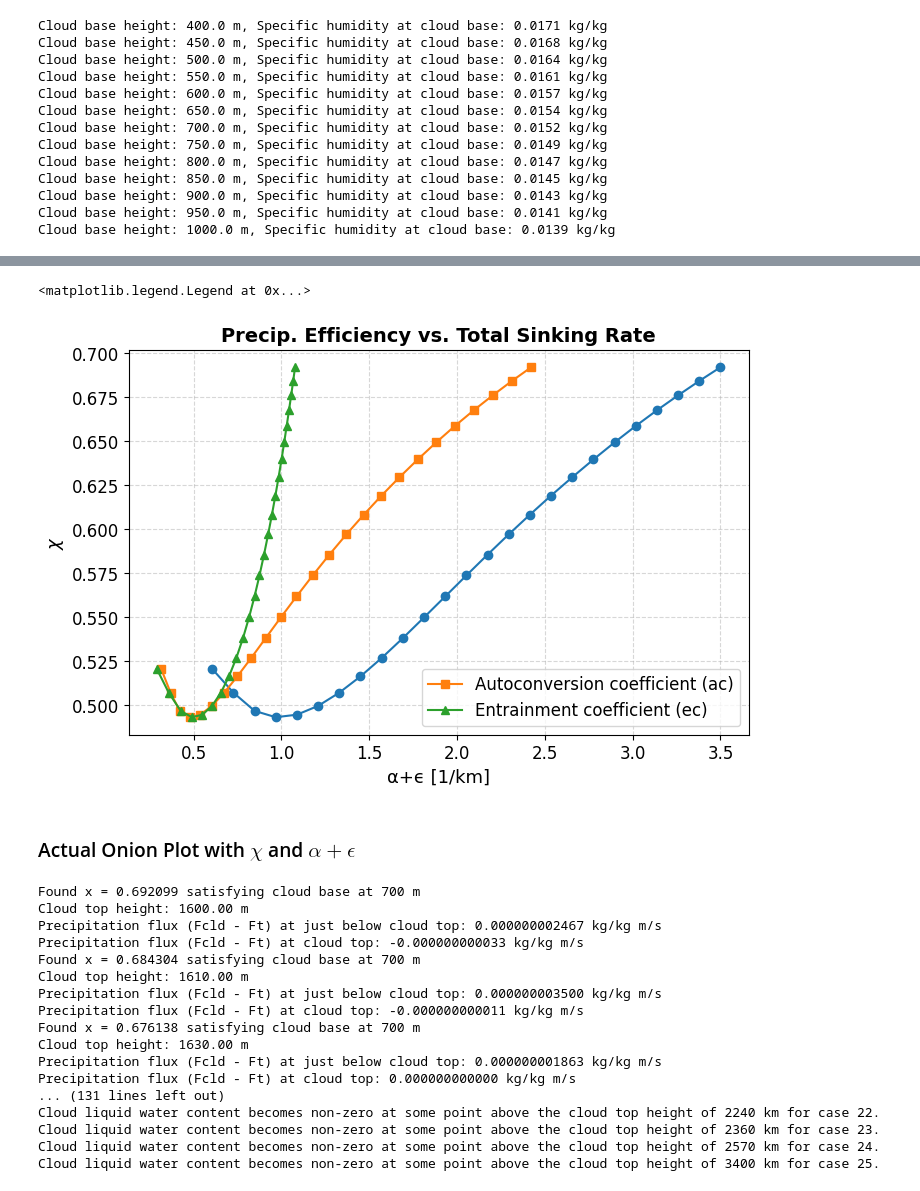
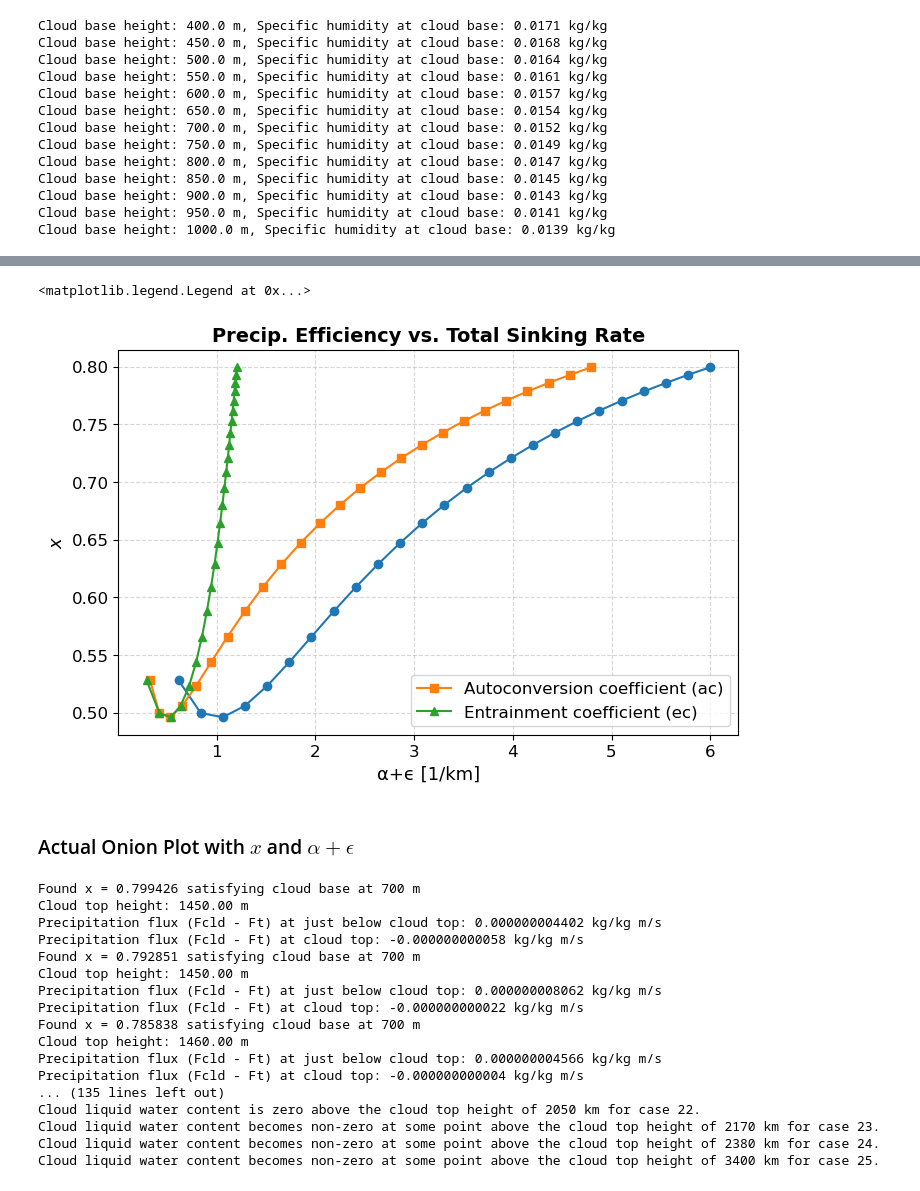
Before and after one commit to deszoeke/trade-cu-model, a Jupyter notebook: src/python/sensitivity_cbh_onion.ipynb, the cells around one changed output, grey strips where cells are left out. Saved outputs shown, nothing was run; the diff lists cells and outputs as text; code cells hidden in the pictures.

```diff
--- a/src/python/sensitivity_cbh_onion.ipynb
+++ b/src/python/sensitivity_cbh_onion.ipynb
@@ -82,16 +82,22 @@ pm   = dsr['p'].mean(dim='sounding', skipna=True).values
 # Mean fluxes over 10-min intervals
 lhf  = dss['hl_bulk'].values.squeeze()  # surface downward latent heat flux [W/m^2]
 pr   = dss['prate'].values.squeeze()    # precipitation rate [mm/hr]
+rho  = dss['rhoair10'].values.squeeze()  # surface air density at 10-m [kg/m^3]
+tair = dss['tair_ship'].values.squeeze()  # surface air temperature [degC]
 
 # Variables derived from mean profiles
 qs   = q_sat(tam - T0, pm)  # saturation specific humidity
 dz   = (z[1] - z[0])        # vertical grid spacing in m
 #dqdz = np.gradient(qm, dz)  # vertical gradient of specific humidity (central difference)
 dqdz = np.diff(qm) / dz     #                                        (forward difference)
-Lv_m = Lv(np.nanmean(tam[z <= ztop])) # latent heat of vaporization avg lower than ztop [2.47e+6 J/kg]
+# Lv_m = Lv(np.nanmean(tam[z <= ztop])) # latent heat of vaporization avg lower than ztop [2.47e+6 J/kg]
+Lvsfc_m = Lv(np.nanmean(tair) + T0)  # latent heat of vaporization at surface [2.44e+6 J/kg]
+
+rho_sfc = np.nanmean(rho)  # surface air density [kg/m^3]
+rhosfc_L = rho_sfc * Lvsfc_m
 
 E0   = -np.nanmean(lhf)                       # surface evaporation rate [180.58 W/m^2]
-P0   = rho_sfc * Lv_m * np.nanmean(pr) / 3600 # surface precipitation rate [25.44 W/m^2]
+P0   = rhosfc_L * np.nanmean(pr) / 3600 # surface precipitation rate [25.44 W/m^2]
 print(f"Surface evaporation rate: {E0:.2f} W/m^2")
 print(f"Surface precipitation rate: {P0:.2f} W/m^2")
 # %% [output]
@@ -141,10 +147,10 @@ u_dqdx = -1.7e-8 * np.maximum(0, (ztop - z[:-1])/ztop)
 ls_adv = w_dqdz + u_dqdx
 # %%
 # Calculations: divergence of moisture fluxes
-rho_L = np.nanmean(pm[z <= ztop]) / (Rd * np.nanmean(tam[z <= ztop])) * Lv_m # Density times Lv [kg/m^3 J/kg]
+# rho_L = np.nanmean(pm[z <= ztop]) / (Rd * np.nanmean(tam[z <= ztop])) * Lv_m # Density times Lv [kg/m^3 J/kg]
 
 # Total moisture flux at cloud base
-Fcb   = Ecb / rho_L - np.nanmean(pr) / 3600 # [kg/kg m/s]
+Fcb   = Ecb / rhosfc_L - np.nanmean(pr) / 3600 # [kg/kg m/s]
 # %%
 # Calculations: moisture budget for control case (α+ϵ = 1.5 1/km)
 
@@ -173,6 +179,8 @@ for jzcb in range(len(zcb)):
     Ft[1:izcb] = np.nan
     ls_adv_cumsum = np.concatenate( ([0], np.cumsum(ls_adv[izcb:] * dz)) )
     Ft[izcb:] = Fcb + ls_adv_cumsum
+    if zcb[jzcb] == 700:
+        print(Ft[~np.isnan(Ft)])
 
     # Selecting precipitation efficiency x
     x_min = 0.0
@@ -189,7 +197,7 @@ for jzcb in range(len(zcb)):
         izct = np.where(ql[izcb+1:] == 0)[0][0] + izcb
 
         # Calculations: cloud fluxes for control case
-        Fcld = cloudflux(ae, dz, x, ql, qm, qs, Ft, izcb, Ecb, rho_L)
+        Fcld = cloudflux(ae, dz, x, ql, qm, qs, Ft, izcb, Ecb, rhosfc_L)
         Fpr = Fcld - Ft # Precipitation flux must be zero above cloud top
 
         # Check if the precipitation flux condition is satisfied
@@ -206,8 +214,8 @@ for jzcb in range(len(zcb)):
 
     ### --- Plot --- ###
     if zcb[jzcb] == 700:
-        ax1.plot(qt*1000, z, color='b', linewidth=1.5, label=f'$q_t$ at {zcb[jzcb]:.0f} m')
-        ax1.plot(ql*1000, z, color='g', linewidth=1.5, label=f'$q_l$ at {zcb[jzcb]:.0f} m')
+        ax1.plot(qt*1000, z, color='b', linewidth=1.5, label=f'$q_t$ ($z_{{cb}}$ at {zcb[jzcb]:.0f} m)')
+        ax1.plot(ql*1000, z, color='g', linewidth=1.5, label=f'$q_l$ ($z_{{cb}}$ at {zcb[jzcb]:.0f} m)')
     else:
         ax1.plot(qt*1000, z, color='b', linewidth=0.8, alpha=0.5)
         ax1.plot(ql*1000, z, color='g', linewidth=0.8, alpha=0.5)
@@ -227,7 +235,7 @@ for jzcb in range(len(zcb)):
     if zcb[jzcb] == 700:
         ax2.plot(Ft*1e+5, z, color='k', linewidth=1.5, label='$F_t$')
         ax2.plot(Fcld*1e+5, z, color='b', linewidth=1.5, label='$F_{cld}$')
-        ax2.plot((Fcld-Ft)*1e+5, z, color='g', linewidth=1.5, label='P = $F_{cld}$ - $F_t$')
+        ax2.plot((Fcld-Ft)*1e+5, z, color='g', linewidth=1.5, label='$F_{pr}$ = $F_{cld}$ - $F_t$')
     else:
         ax2.plot(Ft*1e+5, z, color='k', linewidth=0.8, alpha=0.5)
         ax2.plot(Fcld*1e+5, z, color='b', linewidth=0.8, alpha=0.5)
@@ -283,5 +291,5 @@ Autoconversion coefficient (ac): 1.069441 1/km
 # %%
-# Calculations: moisture budget for multiple cases (α+ϵ = from 3.5 to 0.605982 1/km)
+# Calculations: moisture budget for multiple cases
 zcb = [700]
 
 ### --- Plot --- ###
@@ -295,7 +303,7 @@ ax1.plot(qm*1000, z, color='k', linewidth=1.5, label='$q_m$')
 ### --- Plot --- ###
 
 # Total sinking rate (entrainment + autoconversion)
-aeo = 1e-3 * np.linspace(3.5, 0.605982, 25)       # ec + ac [1/m]
+aeo = 1e-3 * np.linspace(6, 0.613899, 25)       # ec + ac [1/m]
 
 x_out = []
 a_out = []
@@ -320,7 +328,7 @@ for iae in range(len(aeo)):
         # === Selecting precipitation efficiency x
         x_min = 0.0
         x_max = 1.0
-        tol = 1e-6  # Tolerance for convergence
+        tol = 1e-7  # Tolerance for convergence
         while (x_max - x_min) > tol*1e-1:
             x = (x_min + x_max) / 2
 
@@ -332,7 +340,7 @@ for iae in range(len(aeo)):
             izct = np.where(ql[izcb+1:] == 0)[0][0] + izcb
 
             # Calculations: cloud fluxes for control case
-            Fcld = cloudflux(ae, dz, x, ql, qm, qs, Ft, izcb, Ecb, rho_L)
+            Fcld = cloudflux(ae, dz, x, ql, qm, qs, Ft, izcb, Ecb, rhosfc_L)
             Fpr = Fcld - Ft # Precipitation flux must be zero above cloud top
 
             # Check if the precipitation flux condition is satisfied
@@ -369,7 +377,6 @@ for iae in range(len(aeo)):
         ax1.plot(qt*1000, z, color='b', linewidth=0.8, alpha=0.5)
         ax1.plot(ql*1000, z, color='g', linewidth=0.8, alpha=0.5)
 
-        ax2.plot(Ft*1e+5, z, color='k', linewidth=0.8, alpha=0.5)
         ax2.plot(Fcld*1e+5, z, color='b', linewidth=0.8, alpha=0.5)
         ax2.plot((Fcld-Ft)*1e+5, z, color='g', linewidth=0.8, alpha=0.5)
         ### --- Plot --- ###
@@ -404,6 +411,8 @@ for iae in range(len(aeo)):
     print(f"Entrainment coefficient (ec): {ec*1000:.6f} 1/km")
     print(f"Autoconversion coefficient (ac): {ac*1000:.6f} 1/km")
 
+ax2.plot(Ft*1e+5, z, color='k', linewidth=1.5, label=f'$F_t$')
+
 # Final touches
 ax1.axvline(0, color='k', linestyle='--', linewidth=0.8)
 ax2.axvline(0, color='k', linestyle='--', linewidth=0.8)
@@ -434,24 +443,24 @@ Autoconversion coefficient (ac): 0.315504 1/km
 # %%
 plt.figure(figsize=(8, 5))
 plt.plot(aeo*1e+3, x_out, marker='o')
 plt.plot(np.array(a_out)*1e+3, x_out, marker='s', label='Autoconversion coefficient (ac)')
 plt.plot(np.array(e_out)*1e+3, x_out, marker='^', label='Entrainment coefficient (ec)')
 
 plt.xlabel('α+ϵ [1/km]', fontsize=13)
-plt.ylabel('$\chi$', fontsize=13)
+plt.ylabel('$x$', fontsize=13)
 plt.xticks(fontsize=12)
 plt.yticks(fontsize=12)
 plt.title('Precip. Efficiency vs. Total Sinking Rate', fontsize=14, fontweight='bold')
 plt.grid(linestyle='--', alpha=0.5)
 plt.legend(fontsize=12)
 # %% [output]
 <matplotlib.legend.Legend at 0x...>
-[figure, old version]
+[figure, new version]
 # %% [markdown]
-### Actual Onion Plot with $\chi$ and $\alpha+\epsilon$
+### Actual Onion Plot with $x$ and $\alpha+\epsilon$
 # %%
-# α+ϵ varies from 0.5 to 2.5 1/km in steps of 0.5
-aeo = 1e-3 * np.linspace(3.5, 0.605982, 25)  # from 2.5 to 0.5 in steps of 0.5
+# α+ϵ varies from 0.613899 to 6
+aeo = 1e-3 * np.linspace(6, 0.613899, 25)
 
 x_out = []
 for iae in range(len(aeo)):
@@ -471,7 +480,7 @@ for iae in range(len(aeo)):
         izct = np.where(ql[izcb+1:] == 0)[0][0] + izcb
 
         # Calculations: cloud fluxes for control case
-        Fcld = cloudflux(ae, dz, x, ql, qm, qs, Ft, izcb, Ecb, rho_L)
+        Fcld = cloudflux(ae, dz, x, ql, qm, qs, Ft, izcb, Ecb, rhosfc_L)
         Fpr = Fcld - Ft # Precipitation flux must be zero above cloud top
 
         # Check if the precipitation flux condition is satisfied
@@ -512,22 +521,22 @@ for i, (qt_case, ql_case) in enumerate(zip(qto, qlo)):
         else:
             print(f"Cloud liquid water content is zero above the cloud top height of {cth} km for case {i+1}.")
 # %% [output]
-Found x = 0.692099 satisfying cloud base at 700 m
-Cloud top height: 1600.00 m
-Precipitation flux (Fcld - Ft) at just below cloud top: 0.000000002467 kg/kg m/s
-Precipitation flux (Fcld - Ft) at cloud top: -0.000000000033 kg/kg m/s
-Found x = 0.684304 satisfying cloud base at 700 m
-Cloud top height: 1610.00 m
-Precipitation flux (Fcld - Ft) at just below cloud top: 0.000000003500 kg/kg m/s
-Precipitation flux (Fcld - Ft) at cloud top: -0.000000000011 kg/kg m/s
-Found x = 0.676138 satisfying cloud base at 700 m
-Cloud top height: 1630.00 m
-Precipitation flux (Fcld - Ft) at just below cloud top: 0.000000001863 kg/kg m/s
-Precipitation flux (Fcld - Ft) at cloud top: 0.000000000000 kg/kg m/s
-... (131 lines left out)
-Cloud liquid water content becomes non-zero at some point above the cloud top height of 2240 km for case 22.
-Cloud liquid water content becomes non-zero at some point above the cloud top height of 2360 km for case 23.
-Cloud liquid water content becomes non-zero at some point above the cloud top height of 2570 km for case 24.
+Found x = 0.799426 satisfying cloud base at 700 m
+Cloud top height: 1450.00 m
+Precipitation flux (Fcld - Ft) at just below cloud top: 0.000000004402 kg/kg m/s
+Precipitation flux (Fcld - Ft) at cloud top: -0.000000000058 kg/kg m/s
+Found x = 0.792851 satisfying cloud base at 700 m
+Cloud top height: 1450.00 m
+Precipitation flux (Fcld - Ft) at just below cloud top: 0.000000008062 kg/kg m/s
+Precipitation flux (Fcld - Ft) at cloud top: -0.000000000022 kg/kg m/s
+Found x = 0.785838 satisfying cloud base at 700 m
+Cloud top height: 1460.00 m
+Precipitation flux (Fcld - Ft) at just below cloud top: 0.000000004566 kg/kg m/s
+Precipitation flux (Fcld - Ft) at cloud top: -0.000000000004 kg/kg m/s
+... (135 lines left out)
+Cloud liquid water content is zero above the cloud top height of 2050 km for case 22.
+Cloud liquid water content becomes non-zero at some point above the cloud top height of 2170 km for case 23.
+Cloud liquid water content becomes non-zero at some point above the cloud top height of 2380 km for case 24.
 Cloud liquid water content becomes non-zero at some point above the cloud top height of 3400 km for case 25.
 # %%
 plt.figure(figsize=(6, 7))
```
Also changed, not shown: parts of 7 cells of this notebook, 3 other files.
